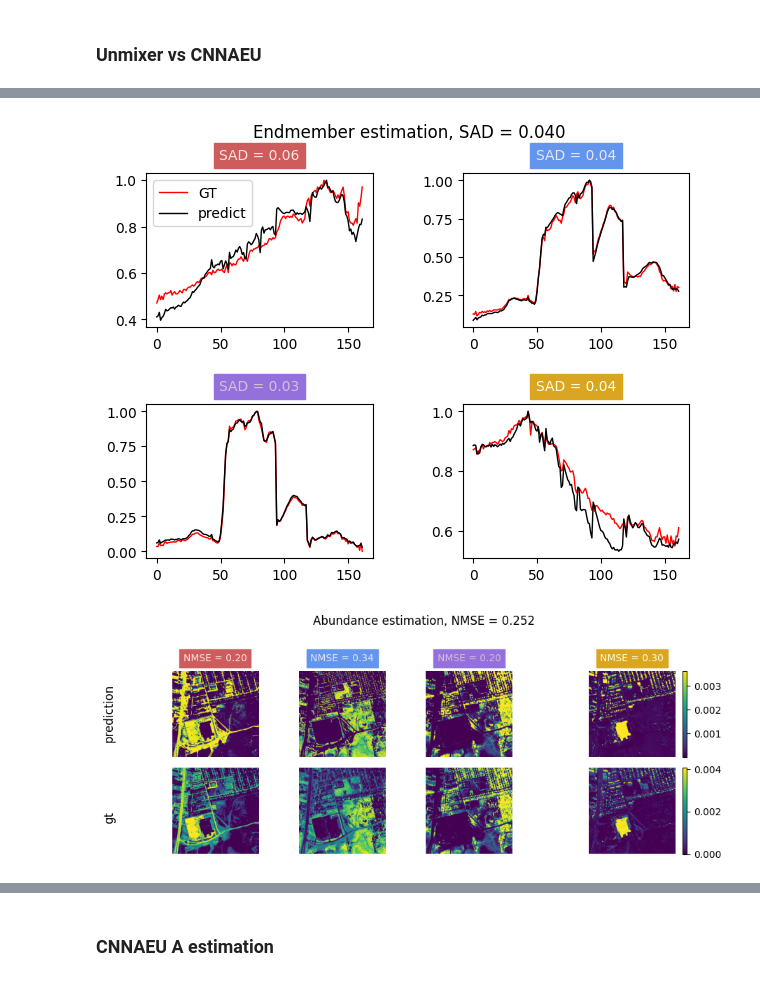
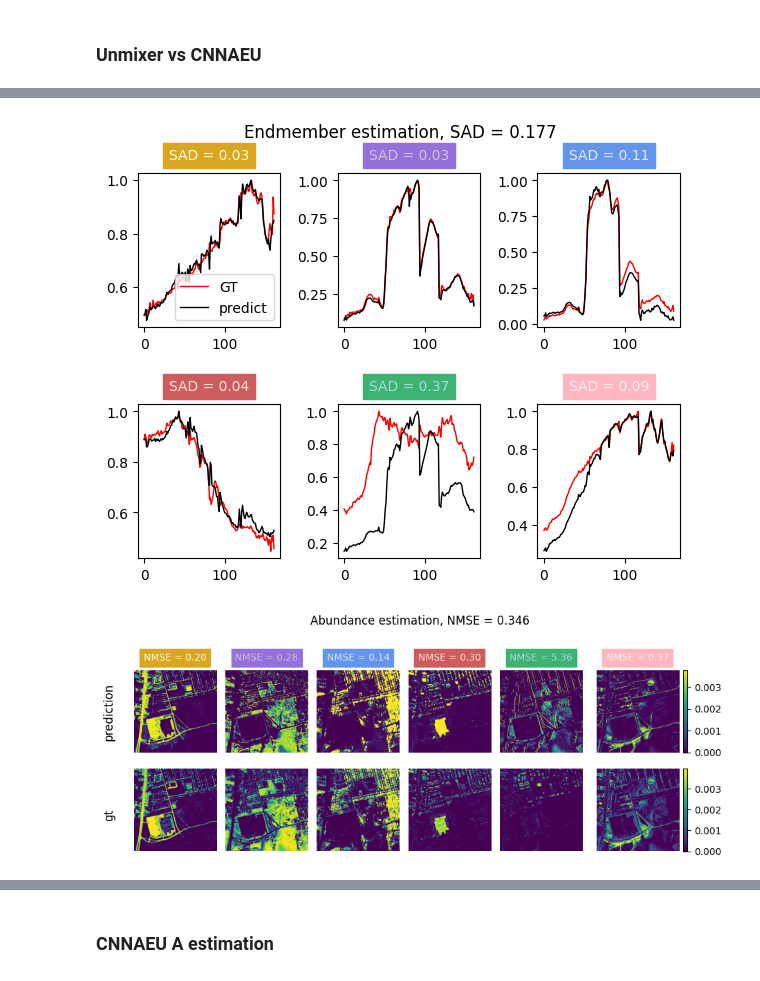
Before and after one commit to edabier/SS-HSU_benchmark, a Jupyter notebook: clean_test.ipynb, the cells around one changed output, grey strips where cells are left out. Drawn from its saved outputs; the diff is of its cells as text; code cells hidden in the pictures.

Commit message:
undip clean test + optuna dofa

```diff
--- a/clean_test.ipynb
+++ b/clean_test.ipynb
@@ -34,7 +34,7 @@ else:
 # %% [output]
 Using device: cuda:0
 # %%
-dataset = "urban4"
+dataset = "urban"
 data = io.loadmat(f"datasets/{dataset}.mat")
 Y_flat = torch.tensor(data["Y"], dtype=torch.float)
 A_flat = torch.tensor(data["A"], dtype=torch.float)
@@ -58,8 +58,9 @@ else:
         wavelengths = [float(line.strip()) for line in lines if line.strip()]
 # %%
 n_features = 1
-fm, Y_init_f, new_H = rsfm.create_fm("DOFA", Y_init, n_features=n_features, use_cls=False, extend_cls=False, path=global_path)
+fm, Y_init_f, new_H = rsfm.create_fm("DOFA", Y_init, n_features=n_features, use_cls=False, extend_cls=False, path=global_path, patch_size=16)
 features = rsfm.get_dofa_features(fm, Y_init_f, wavelengths)
+# features = rsfm.get_hyperfree_features(fm, Y_init_f, wavelengths)
 D = int(features.shape[0]/1)
 
 print(f"features: {features.shape}")
@@ -84,12 +85,13 @@ if model_type == "DeepTrans":
 else:
     loader, _, _ = utils.create_dataloader(dataset, patch_size=H, dev=dev, path=global_path)
 
-epochs, lr = 200, 0.001
+# epochs, lr = 200, 0.002
+epochs, lr = 320, 0.0003
 
-optim_wrapper = dict(
-    optimizer=dict(type='AdamW', lr=lr, betas=(0.9, 0.999), weight_decay=0.05),
-    constructor='LayerDecayOptimizerConstructor_ViT',
-    paramwise_cfg=dict(num_layers=12, layer_decay_rate=0.9))
+# optim_wrapper = dict(
+#     optimizer=dict(type='AdamW', lr=lr, betas=(0.9, 0.999), weight_decay=0.18),#0.05),
+#     constructor='LayerDecayOptimizerConstructor_ViT',
+#     paramwise_cfg=dict(num_layers=12, layer_decay_rate=0.9))
 
 n_xp = 10
 sads, sads_a, mses = [], [], []
@@ -121,13 +123,18 @@ for n in range(n_xp):
         model.apply(model.weights_init)
         model = models.init_decoder_weights(model, Y_init, c)
 
+    elif model_type == "UnDIP":
+        model = models.UnDIP(B, c)
+
     else:
-        model = rsfm.Unmixing_from_features(D=D, alpha=alpha, B=B, c=c, n_features=n_features, use_cls=False, is_cnnaeu=False)
+        model = rsfm.Unmixing_from_features(D=D, alpha=alpha, H=new_H, B=B, c=c, n_features=n_features, use_cls=False, is_cnnaeu=False)
         model.apply(model.weights_init)
-        model = models.init_decoder_weights(model, Y_init/Y_init.max(), c, is_unmixer=True, normalize=False)
+        model = models.init_decoder_weights(model, Y_init/Y_init.max(), c, is_unmixer=True, normalize=False, is_cnnaeu=False)
 
-    optimizer = build_optim_wrapper(model, optim_wrapper)
-    # optimizer = torch.optim.Adam(model.parameters(), lr=lr, weight_decay=4e-5)
+    model = model.to(dev)
+    optimizer = torch.optim.RMSprop(model.parameters(), lr=lr)
+    # optimizer = build_optim_wrapper(model, optim_wrapper)
+    # optimizer = torch.optim.Adam(model.parameters(), lr=lr, weight_decay=7e-3)
     # scheduler = torch.optim.lr_scheduler.StepLR(optimizer, step_size=15, gamma=0.8)
 
     for epoch in range(epochs):
@@ -135,16 +142,14 @@ for n in range(n_xp):
         for Y, E, A in loader:
             optimizer.zero_grad()
 
-            # Y = Y.to(dev)
             Y = utils.oneD_to_2d(Y).to(dev)
             A = utils.oneD_to_2d(A).to(dev)
             E = E.to(dev)
 
-            # Y, A = rsfm.reshape_Y("OFAViT", new_H, Y, A)
-
             if model_type == "DeepTrans":
                 Y = Y[:, :, :im_size, :im_size]
                 A = A[:, :, :im_size, :im_size]
+                Y = Y/Y.max()
                 Y_flat = Y.flatten(2)
                 E_hat, A_hat, Y_hat = model(Y_flat)
                 loss = model.loss(E, E_hat, A, A_hat, Y, Y_hat, alpha=1, beta=1)
@@ -154,33 +159,54 @@ for n in range(n_xp):
                 E_hat, A_hat, Y_hat = model(Y_flat)
                 loss = model.loss(E, E_hat, A, A_hat, Y_flat, Y_hat)
 
+            elif model_type == "UnDIP":
+                Y_flat = Y.flatten(2)
+                E_hat, A_hat, Y_hat = model(Y_flat)
+                loss = model.loss(E, E_hat, A, A_hat, Y_flat, Y_hat)
+                # if epoch == 0:
+                #     out_avg = A_hat.detach()
+                # else:
+                #     out_avg = out_avg * 0.99 + A_hat.detach() * (0.001)
+
+                # if epoch == 0:
+                #     out_avg = A_hat.detach()
+                # else:
+                #     out_avg = out_avg * 0.99 + A_hat.detach() * (0.001)
+
             else:
                 Y, A, features = rsfm.extract_f(fm, Y, A, new_H, wavelengths, False)
                 E_hat, A_hat, Y_hat = model(features)
-                W_ab, W_mse, W_tv_e, W_tv_a, W_e = 0.5, 0.2, 1e-2, 1e-7, 0
+                W_ab, W_mse, W_tv_e, W_tv_a, W_e = 0.6, 0.09, 3e-5, 8e-9, 4e-10
                 loss, loss_sad, loss_ab, loss_tv_e, loss_tv_a, loss_mse, loss_norm_e = model.loss(Y, Y_hat, A_hat, E_hat, 1, W_ab, W_tv_e, W_tv_a, W_mse, W_e)
+                # loss, loss_sad, loss_ab, loss_tv_e, loss_tv_a, loss_mse, loss_norm_e = model.loss(Y, Y_hat, A_hat, E_hat)
 
             loss.backward()
             nn.utils.clip_grad_norm_(model.parameters(), max_norm=10, norm_type=1)
             optimizer.step()
 
-            with torch.no_grad():
-                constraints = models.weightConstraint()
-                model.decoder.apply(constraints)
+            if hasattr(model, 'decoder'):
+                with torch.no_grad():
+                    constraints = models.weightConstraint()
+                    model.decoder.apply(constraints)
             break
         # scheduler.step()
 
     model.eval()
 
-    if model_type == "FM":
-        _, A_init, features = rsfm.extract_f(fm, Y_init, A, new_H, wavelengths, False)
-        E_hat1, A_hat1, Y_hat1 = model(features)
+    with torch.no_grad():
+        if model_type == "FM":
+            _, A_init, features = rsfm.extract_f(fm, Y_init, A, new_H, wavelengths, False)
+            E_hat1, A_hat1, Y_hat1 = model(features)
 
-    else:
-        E_hat1, A_hat1, Y_hat1 = model(Y_flat)
+        else:
+            E_hat1, A_hat1, Y_hat1 = model(Y_flat)
 
-    if "CNN" in model_type:
-        A_hat1 = utils.oneD_to_2d(A_hat1)
+        if "CNN" in model_type:
+            A_hat1 = utils.oneD_to_2d(A_hat1)
+
+        elif model_type == "UnDIP":
+            A_hat1 = utils.oneD_to_2d(A_hat1)
+            # A_hat1 = out_avg
 
     E_hats[n] = E_hat1
     A_hats[n] = A_hat1.squeeze(0)
@@ -227,2 +249,2 @@ Average SAD = 0.314, SAD_A = 0.741, MSE = 0.574
-[figure, old version]
+[figure, new version]
-[figure, old version]
+[figure, new version]
```
Also changed, not shown: parts of 3 cells of this notebook, 5 other files.
